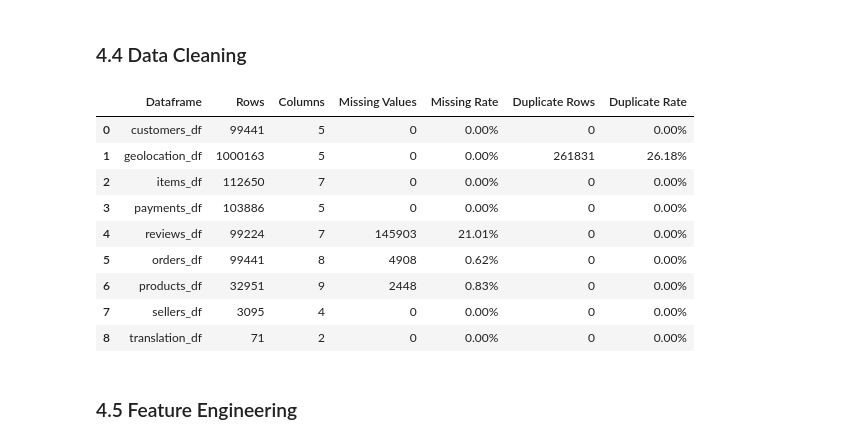
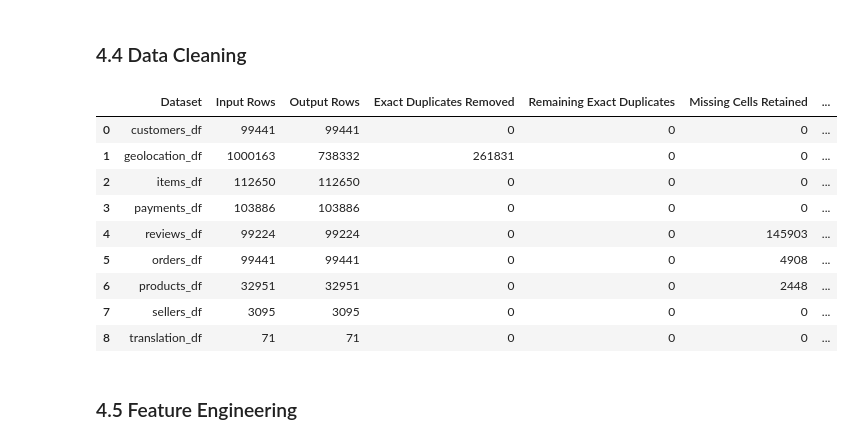
Before and after one commit to Observl/BigDataAnalysisPortfolio, a Jupyter notebook: Brazilian E-Commerce Analysis/Brazil EC.ipynb, the cells around one changed output. Drawn from its saved outputs; the diff is of its cells as text; code cells hidden in the pictures.

```diff
--- a/Brazilian E-Commerce Analysis/Brazil EC.ipynb
+++ b/Brazilian E-Commerce Analysis/Brazil EC.ipynb
@@ -402,60 +413,55 @@ dfs: dict[str, pd.DataFrame] = {}
 for df_name, file_name in file_map.items():
     dfs[df_name] = pd.read_csv(DATA_DIR / file_name)
 # %%
-quality_results = []
-
+# Validate transaction keys, remove only exact geolocation duplicates, and audit changes.
+key_rules = {
+    "customers_df": ["customer_id"],
+    "items_df": ["order_id", "order_item_id"],
+    "payments_df": ["order_id", "payment_sequential"],
+    "orders_df": ["order_id"],
+    "products_df": ["product_id"],
+    "sellers_df": ["seller_id"],
+    "translation_df": ["product_category_name"],
+}
+cleaning_audit = []
 for df_name, df in dfs.items():
-    total_rows = df.shape[0]
-    total_columns = df.shape[1]
-    total_cells = total_rows * total_columns
-
-    missing_values = df.isnull().sum().sum()
-    duplicate_rows = df.duplicated().sum()
-
-    missing_rate = (
-        missing_values / total_cells
-        if total_cells > 0
-        else 0
-    )
-
-    duplicate_rate = (
-        duplicate_rows / total_rows
-        if total_rows > 0
-        else 0
-    )
-
-    quality_results.append({
-        "Dataframe": df_name,
-        "Rows": total_rows,
-        "Columns": total_columns,
-        "Missing Values": missing_values,
-        "Missing Rate": missing_rate,
-        "Duplicate Rows": duplicate_rows,
-        "Duplicate Rate": duplicate_rate,
+    before_rows = len(df)
+    before_duplicates = int(df.duplicated().sum())
+    if df_name in key_rules:
+        key_columns = key_rules[df_name]
+        if df[key_columns].isna().any().any():
+            raise ValueError(f"Required key is missing in {df_name}: {key_columns}")
+        if df.duplicated(subset=key_columns).any():
+            raise ValueError(f"Required key is not unique in {df_name}: {key_columns}")
+    if df_name == "geolocation_df":
+        dfs[df_name] = df.drop_duplicates().copy()
+    cleaning_audit.append({
+        "Dataset": df_name,
+        "Input Rows": before_rows,
+        "Output Rows": len(dfs[df_name]),
+        "Exact Duplicates Removed": before_rows - len(dfs[df_name]),
+        "Remaining Exact Duplicates": int(dfs[df_name].duplicated().sum()),
+        "Missing Cells Retained": int(dfs[df_name].isna().sum().sum()),
+        "Rule": "Remove exact geolocation rows" if df_name == "geolocation_df"
+                else "Preserve rows; validate keys" if df_name != "reviews_df"
+                else "Preserve raw reviews and optional comments",
     })
-
-quality_summary = pd.DataFrame(quality_results)
-
-quality_summary["Missing Rate"] = quality_summary["Missing Rate"].map(
-    lambda value: f"{value:.2%}"
+cleaning_audit = pd.DataFrame(cleaning_audit)
+display(cleaning_audit)
+assert cleaning_audit["Remaining Exact Duplicates"].eq(0).all(), (
+    "Unexpected exact duplicates require a dataset-specific grain review."
 )
-
-quality_summary["Duplicate Rate"] = quality_summary["Duplicate Rate"].map(
-    lambda value: f"{value:.2%}"
-)
-
-display(quality_summary)
 # %% [output]
-|  | Dataframe | Rows | Columns | Missing Values | Missing Rate | Duplicate Rows | Duplicate Rate |
-| 0 | customers_df | 99441 | 5 | 0 | 0.00% | 0 | 0.00% |
-| 1 | geolocation_df | 1000163 | 5 | 0 | 0.00% | 261831 | 26.18% |
-| 2 | items_df | 112650 | 7 | 0 | 0.00% | 0 | 0.00% |
-| 3 | payments_df | 103886 | 5 | 0 | 0.00% | 0 | 0.00% |
-| 4 | reviews_df | 99224 | 7 | 145903 | 21.01% | 0 | 0.00% |
-| 5 | orders_df | 99441 | 8 | 4908 | 0.62% | 0 | 0.00% |
-| 6 | products_df | 32951 | 9 | 2448 | 0.83% | 0 | 0.00% |
-| 7 | sellers_df | 3095 | 4 | 0 | 0.00% | 0 | 0.00% |
-| 8 | translation_df | 71 | 2 | 0 | 0.00% | 0 | 0.00% |
+|  | Dataset | Input Rows | Output Rows | Exact Duplicates Removed | Remaining Exact Duplicates | Missing Cells Retained | ... |
+| 0 | customers_df | 99441 | 99441 | 0 | 0 | 0 | ... |
+| 1 | geolocation_df | 1000163 | 738332 | 261831 | 0 | 0 | ... |
+| 2 | items_df | 112650 | 112650 | 0 | 0 | 0 | ... |
+| 3 | payments_df | 103886 | 103886 | 0 | 0 | 0 | ... |
+| 4 | reviews_df | 99224 | 99224 | 0 | 0 | 145903 | ... |
+| 5 | orders_df | 99441 | 99441 | 0 | 0 | 4908 | ... |
+| 6 | products_df | 32951 | 32951 | 0 | 0 | 2448 | ... |
+| 7 | sellers_df | 3095 | 3095 | 0 | 0 | 0 | ... |
+| 8 | translation_df | 71 | 71 | 0 | 0 | 0 | ... |
 # %%
 customers_df = dfs["customers_df"]
 geolocation_df = dfs["geolocation_df"]
```
Also changed, not shown: parts of 76 cells of this notebook, 18 other files.
